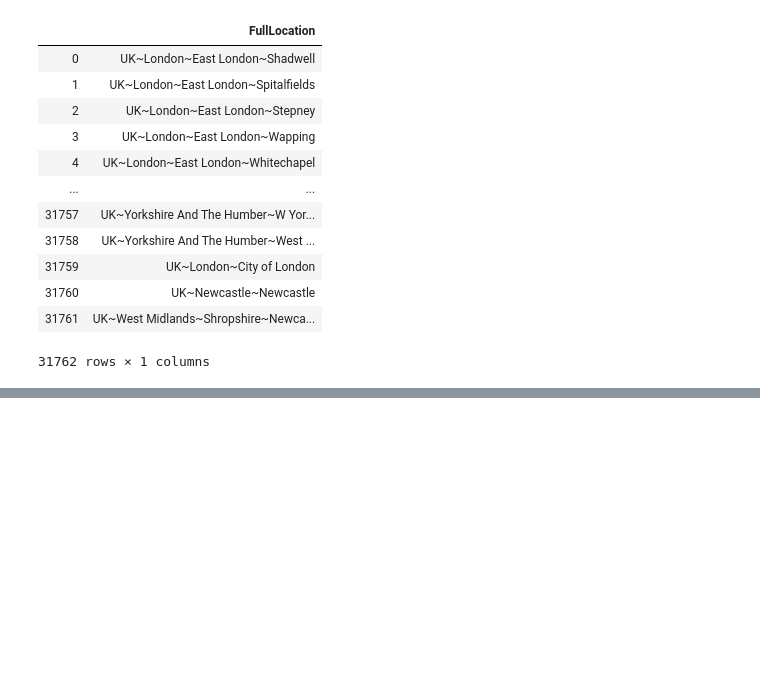
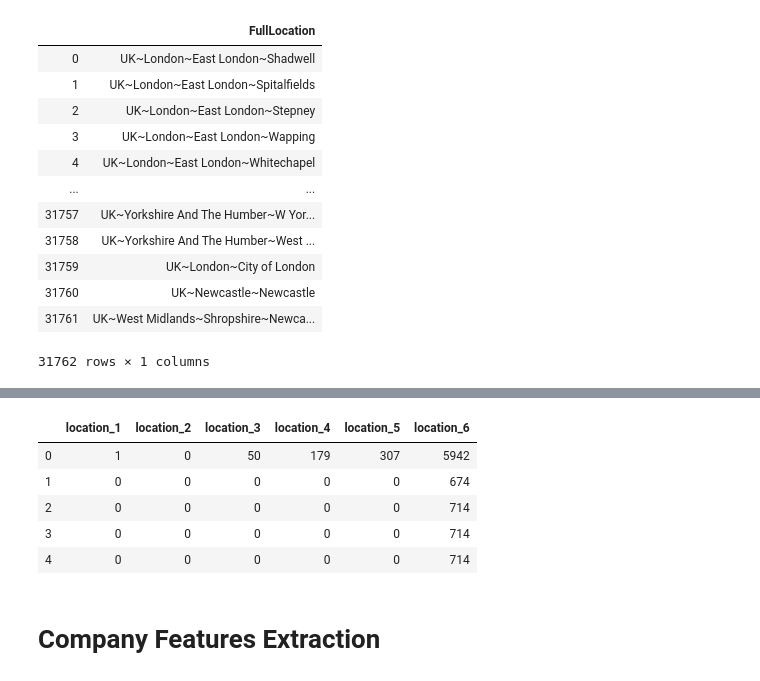
Before and after one commit to inzamamulDU/lozpdata_Top7, a Jupyter notebook: salary_predictions/Untitled.ipynb, the cells around one changed output, grey strips where cells are left out. Saved outputs shown, nothing was run; the diff lists cells and outputs as text; code cells hidden in the pictures; blank space fills up the shorter version.

```diff
--- a/salary_predictions/Untitled.ipynb
+++ b/salary_predictions/Untitled.ipynb
@@ -247,0 +463,22 @@ for location_each in tqdm(location_all):
+# %%
+cla_1 = {label:idx for idx,label in enumerate(np.unique(check2['location_1']))}
+cla_2 = {label:idx for idx,label in enumerate(np.unique(check2['location_2']))}
+cla_3 = {label:idx for idx,label in enumerate(np.unique(check2['location_3']))}
+cla_4 = {label:idx for idx,label in enumerate(np.unique(check2['location_4']))}
+cla_5 = {label:idx for idx,label in enumerate(np.unique(check2['location_5']))}
+cla_6 = {label:idx for idx,label in enumerate(np.unique(check2['location_6']))}
+# %%
+check2['location_1'] = check2['location_1'].map(cla_1)
+check2['location_2'] = check2['location_2'].map(cla_2)
+check2['location_3'] = check2['location_3'].map(cla_3)
+check2['location_4'] = check2['location_4'].map(cla_4)
+check2['location_5'] = check2['location_5'].map(cla_5)
+check2['location_6'] = check2['location_6'].map(cla_6)
+check2.head()
+# %% [output]
+|  | location_1 | location_2 | location_3 | location_4 | location_5 | location_6 |
+| 0 | 1 | 0 | 50 | 179 | 307 | 5942 |
+| 1 | 0 | 0 | 0 | 0 | 0 | 674 |
+| 2 | 0 | 0 | 0 | 0 | 0 | 714 |
+| 3 | 0 | 0 | 0 | 0 | 0 | 714 |
+| 4 | 0 | 0 | 0 | 0 | 0 | 714 |
@@ -247,0 +487,2 @@ for location_each in tqdm(location_all):
+# %% [markdown]
+# Company Features Extraction
```
Also changed, not shown: parts of 59 cells of this notebook, 9 other files.
